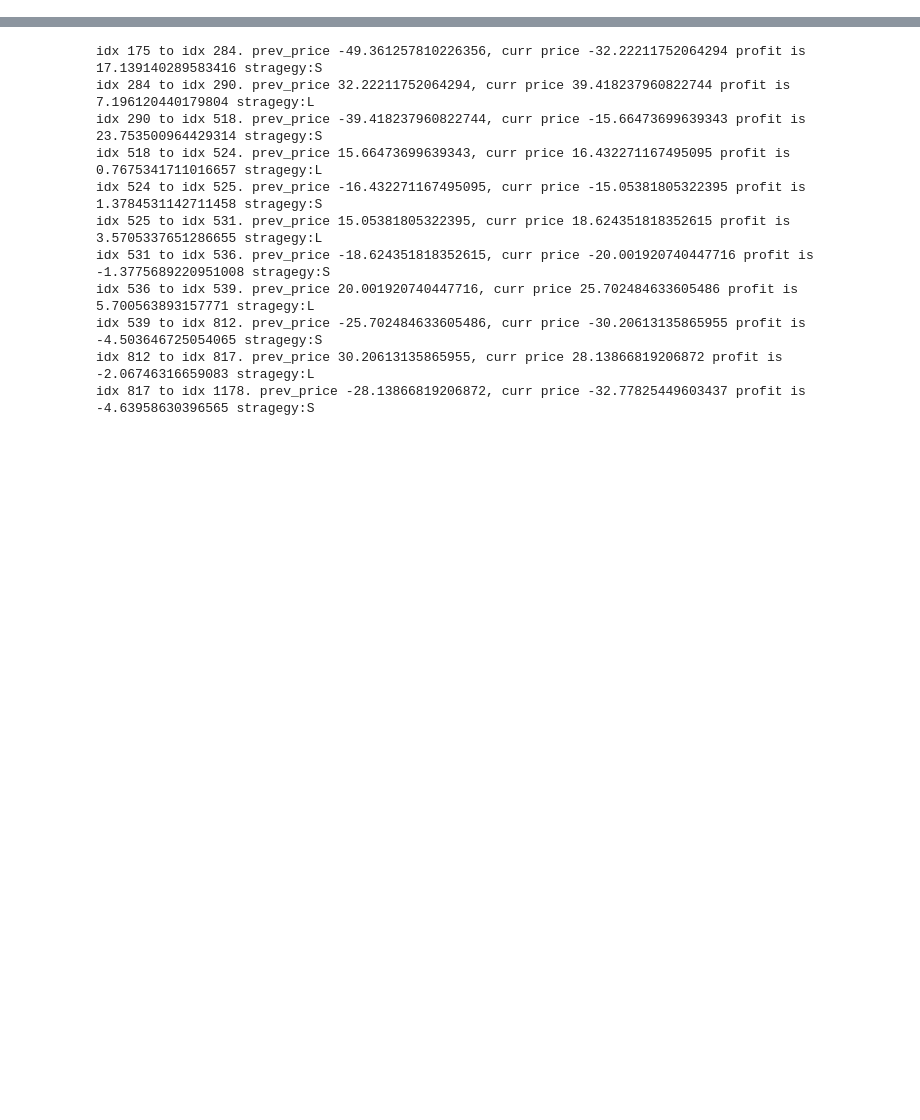
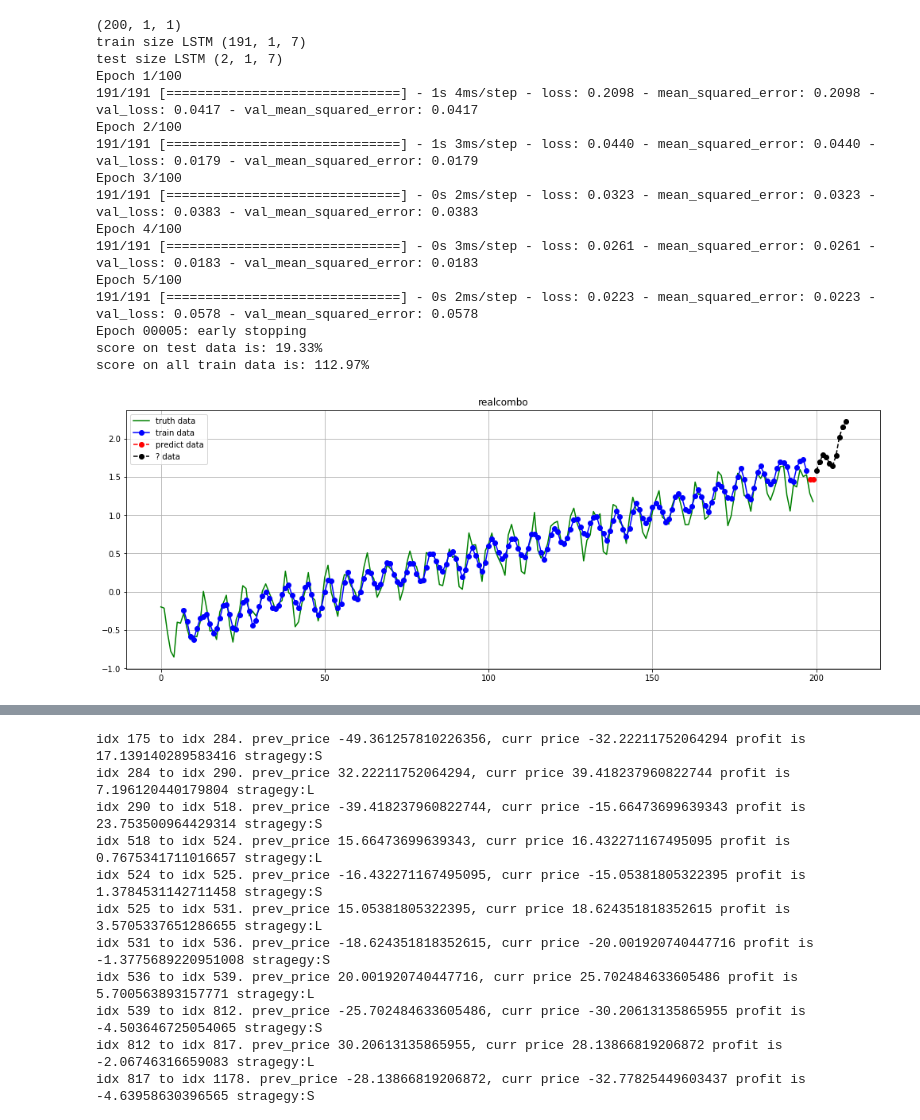
Before and after one commit to webclinic017/happycoding, a Jupyter notebook: Pair trade_Time_series/LSTM model-selection.ipynb, the cells around one changed output, grey strips where cells are left out. Cells and saved outputs as stored; diff of their text form; code cells hidden in the pictures; blank space fills up the shorter version.

```diff
--- a/Pair trade_Time_series/LSTM model-selection.ipynb
+++ b/Pair trade_Time_series/LSTM model-selection.ipynb
@@ -649,0 +124,20 @@ plt.show()
+# %%
+future=sl.model_selection(fake_data_df,100,300,7,0.01,123)
+# %% [output]
+(200, 1, 1)
+train size LSTM (191, 1, 7)
+test size LSTM (2, 1, 7)
+Epoch 1/100
+191/191 [==============================] - 1s 4ms/step - loss: 0.2098 - mean_squared_error: 0.2098 - val_loss: 0.0417 - val_mean_squared_error: 0.0417
+Epoch 2/100
+191/191 [==============================] - 1s 3ms/step - loss: 0.0440 - mean_squared_error: 0.0440 - val_loss: 0.0179 - val_mean_squared_error: 0.0179
+Epoch 3/100
+191/191 [==============================] - 0s 2ms/step - loss: 0.0323 - mean_squared_error: 0.0323 - val_loss: 0.0383 - val_mean_squared_error: 0.0383
+Epoch 4/100
+191/191 [==============================] - 0s 3ms/step - loss: 0.0261 - mean_squared_error: 0.0261 - val_loss: 0.0183 - val_mean_squared_error: 0.0183
+Epoch 5/100
+191/191 [==============================] - 0s 2ms/step - loss: 0.0223 - mean_squared_error: 0.0223 - val_loss: 0.0578 - val_mean_squared_error: 0.0578
+Epoch 00005: early stopping
+score on test data is: 19.33%
+score on all train data is: 112.97%
+[figure, added]
```
Also changed, not shown: parts of 62 cells of this notebook, 17 other files.
